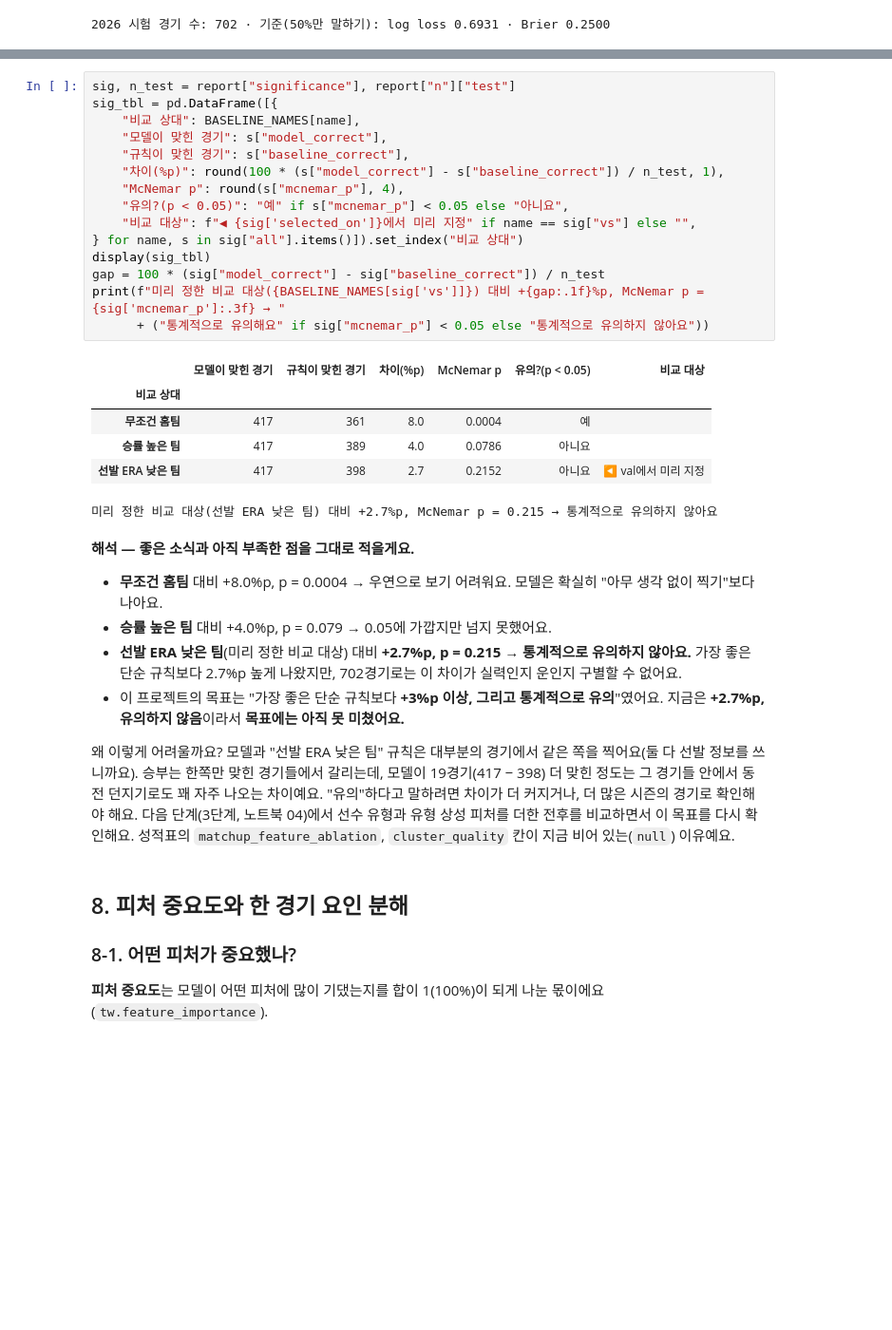
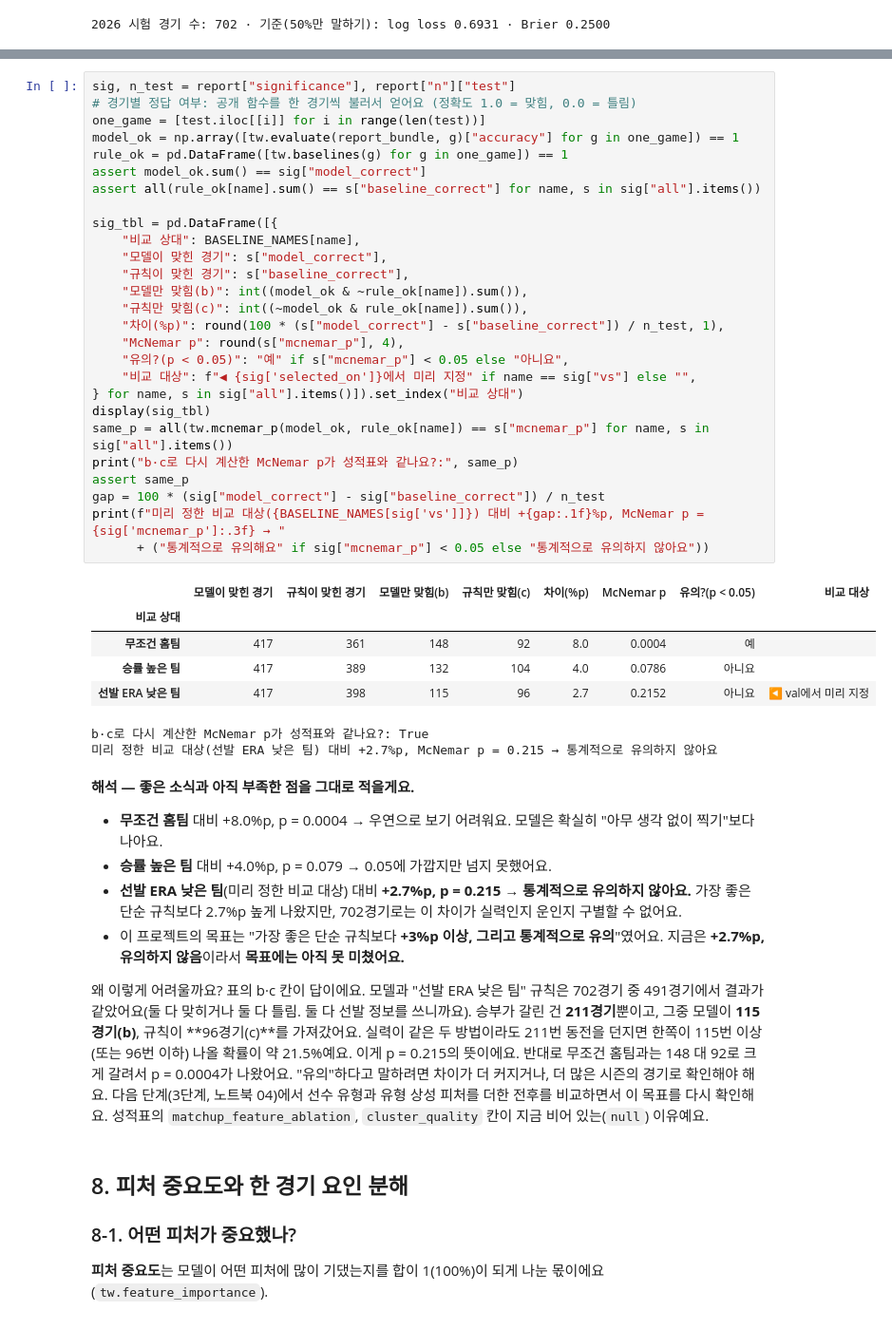
Before and after one commit to kimminseo2323-prog/2610_KBO_predict, a Jupyter notebook: notebooks/03_승패_예측_모델.ipynb, the cells around one changed output, grey strips where cells are left out. Shown at 95% size. Saved outputs shown, nothing was run; the diff lists cells and outputs as text; blank space fills up the shorter version.

Commit message:
docs: 노트북 03 다듬기 — 신뢰도 곡선 40~50% 약점, McNemar b·c, %p 정의, 절편 해석
Co-Authored-By: Claude Fable 5.1 <noreply@anthropic.com>

```diff
--- a/notebooks/03_승패_예측_모델.ipynb
+++ b/notebooks/03_승패_예측_모델.ipynb
@@ -499,24 +501,37 @@ print(f"2026 시험 경기 수: {report['n']['test']} · 기준(50%만 말하기
 # %%
 sig, n_test = report["significance"], report["n"]["test"]
+# 경기별 정답 여부: 공개 함수를 한 경기씩 불러서 얻어요 (정확도 1.0 = 맞힘, 0.0 = 틀림)
+one_game = [test.iloc[[i]] for i in range(len(test))]
+model_ok = np.array([tw.evaluate(report_bundle, g)["accuracy"] for g in one_game]) == 1
+rule_ok = pd.DataFrame([tw.baselines(g) for g in one_game]) == 1
+assert model_ok.sum() == sig["model_correct"]
+assert all(rule_ok[name].sum() == s["baseline_correct"] for name, s in sig["all"].items())
+
 sig_tbl = pd.DataFrame([{
     "비교 상대": BASELINE_NAMES[name],
     "모델이 맞힌 경기": s["model_correct"],
     "규칙이 맞힌 경기": s["baseline_correct"],
+    "모델만 맞힘(b)": int((model_ok & ~rule_ok[name]).sum()),
+    "규칙만 맞힘(c)": int((~model_ok & rule_ok[name]).sum()),
     "차이(%p)": round(100 * (s["model_correct"] - s["baseline_correct"]) / n_test, 1),
     "McNemar p": round(s["mcnemar_p"], 4),
     "유의?(p < 0.05)": "예" if s["mcnemar_p"] < 0.05 else "아니요",
     "비교 대상": f"◀ {sig['selected_on']}에서 미리 지정" if name == sig["vs"] else "",
 } for name, s in sig["all"].items()]).set_index("비교 상대")
 display(sig_tbl)
+same_p = all(tw.mcnemar_p(model_ok, rule_ok[name]) == s["mcnemar_p"] for name, s in sig["all"].items())
+print("b·c로 다시 계산한 McNemar p가 성적표와 같나요?:", same_p)
+assert same_p
 gap = 100 * (sig["model_correct"] - sig["baseline_correct"]) / n_test
 print(f"미리 정한 비교 대상({BASELINE_NAMES[sig['vs']]}) 대비 +{gap:.1f}%p, McNemar p = {sig['mcnemar_p']:.3f} → "
       + ("통계적으로 유의해요" if sig["mcnemar_p"] < 0.05 else "통계적으로 유의하지 않아요"))
 # %% [output]
-|  | 모델이 맞힌 경기 | 규칙이 맞힌 경기 | 차이(%p) | McNemar p | 유의?(p < 0.05) | 비교 대상 |
-| 비교 상대 |  |  |  |  |  |  |
-| 무조건 홈팀 | 417 | 361 | 8.0 | 0.0004 | 예 |  |
-| 승률 높은 팀 | 417 | 389 | 4.0 | 0.0786 | 아니요 |  |
-| 선발 ERA 낮은 팀 | 417 | 398 | 2.7 | 0.2152 | 아니요 | ◀ val에서 미리 지정 |
+|  | 모델이 맞힌 경기 | 규칙이 맞힌 경기 | 모델만 맞힘(b) | 규칙만 맞힘(c) | 차이(%p) | McNemar p | 유의?(p < 0.05) | 비교 대상 |
+| 비교 상대 |  |  |  |  |  |  |  |  |
+| 무조건 홈팀 | 417 | 361 | 148 | 92 | 8.0 | 0.0004 | 예 |  |
+| 승률 높은 팀 | 417 | 389 | 132 | 104 | 4.0 | 0.0786 | 아니요 |  |
+| 선발 ERA 낮은 팀 | 417 | 398 | 115 | 96 | 2.7 | 0.2152 | 아니요 | ◀ val에서 미리 지정 |
+b·c로 다시 계산한 McNemar p가 성적표와 같나요?: True
 미리 정한 비교 대상(선발 ERA 낮은 팀) 대비 +2.7%p, McNemar p = 0.215 → 통계적으로 유의하지 않아요
 # %% [markdown]
 **해석 — 좋은 소식과 아직 부족한 점을 그대로 적을게요.**
@@ -525,7 +540,7 @@ print(f"미리 정한 비교 대상({BASELINE_NAMES[sig['vs']]}) 대비 +{gap:.1
 - **선발 ERA 낮은 팀**(미리 정한 비교 대상) 대비 **+2.7%p, p = 0.215** → **통계적으로 유의하지 않아요.** 가장 좋은 단순 규칙보다 2.7%p 높게 나왔지만, 702경기로는 이 차이가 실력인지 운인지 구별할 수 없어요.
 - 이 프로젝트의 목표는 "가장 좋은 단순 규칙보다 **+3%p 이상, 그리고 통계적으로 유의**"였어요. 지금은 **+2.7%p, 유의하지 않음**이라서 **목표에는 아직 못 미쳤어요.**
 
-왜 이렇게 어려울까요? 모델과 "선발 ERA 낮은 팀" 규칙은 대부분의 경기에서 같은 쪽을 찍어요(둘 다 선발 정보를 쓰니까요). 승부는 한쪽만 맞힌 경기들에서 갈리는데, 모델이 19경기(417 − 398) 더 맞힌 정도는 그 경기들 안에서 동전 던지기로도 꽤 자주 나오는 차이예요. "유의"하다고 말하려면 차이가 더 커지거나, 더 많은 시즌의 경기로 확인해야 해요.
+왜 이렇게 어려울까요? 표의 b·c 칸이 답이에요. 모델과 "선발 ERA 낮은 팀" 규칙은 702경기 중 491경기에서 결과가 같았어요(둘 다 맞히거나 둘 다 틀림. 둘 다 선발 정보를 쓰니까요). 승부가 갈린 건 **211경기**뿐이고, 그중 모델이 **115경기(b)**, 규칙이 **96경기(c)**를 가져갔어요. 실력이 같은 두 방법이라도 211번 동전을 던지면 한쪽이 115번 이상(또는 96번 이하) 나올 확률이 약 21.5%예요. 이게 p = 0.215의 뜻이에요. 반대로 무조건 홈팀과는 148 대 92로 크게 갈려서 p = 0.0004가 나왔어요. "유의"하다고 말하려면 차이가 더 커지거나, 더 많은 시즌의 경기로 확인해야 해요.
 다음 단계(3단계, 노트북 04)에서 선수 유형과 유형 상성 피처를 더한 전후를 비교하면서 이 목표를 다시 확인해요. 성적표의 `matchup_feature_ablation`, `cluster_quality` 칸이 지금 비어 있는(`null`) 이유예요.
 # %% [markdown]
 ## 8. 피처 중요도와 한 경기 요인 분해
```
Also changed, not shown: parts of 9 cells of this notebook.
